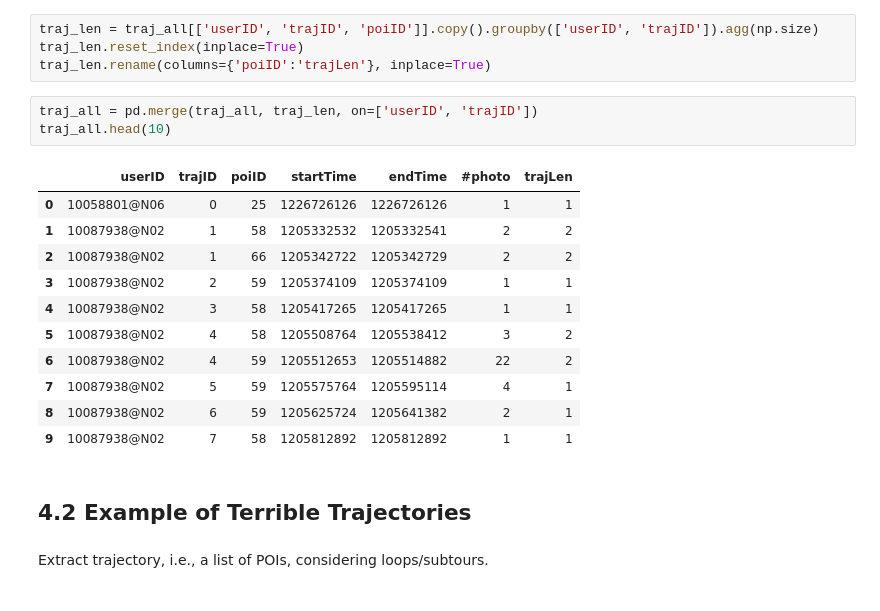
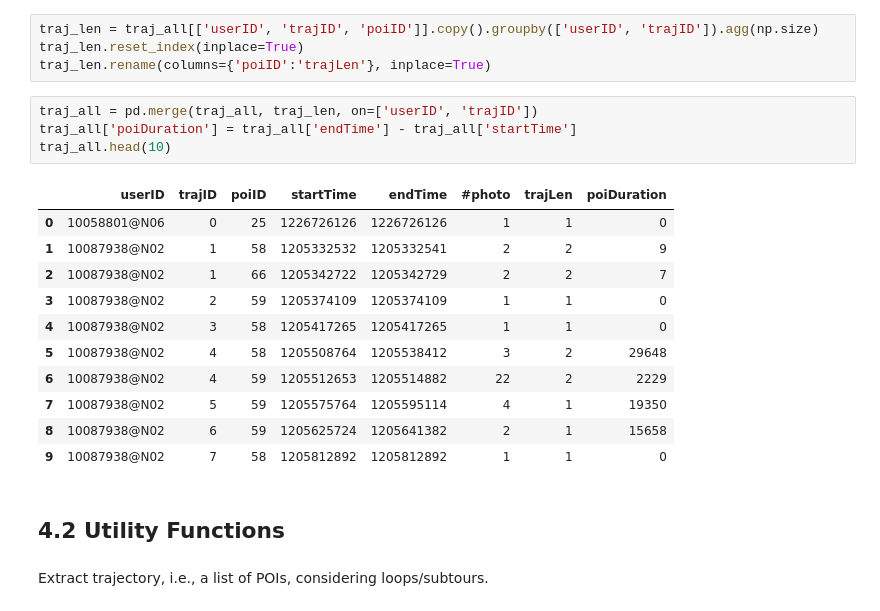
Before and after one commit to dongwookim-ml/flickr-photo, a Jupyter notebook: src/dataset_Melb.ipynb, the cells around one changed output. Saved outputs shown, nothing was run; the diff lists cells and outputs as text.

```diff
--- a/src/dataset_Melb.ipynb
+++ b/src/dataset_Melb.ipynb
@@ -201,21 +257,22 @@ traj_len.reset_index(inplace=True)
 traj_len.rename(columns={'poiID':'trajLen'}, inplace=True)
 # %%
 traj_all = pd.merge(traj_all, traj_len, on=['userID', 'trajID'])
+traj_all['poiDuration'] = traj_all['endTime'] - traj_all['startTime']
 traj_all.head(10)
 # %% [output]
-|  | userID | trajID | poiID | startTime | endTime | #photo | trajLen |
-| 0 | 10058801@N06 | 0 | 25 | 1226726126 | 1226726126 | 1 | 1 |
-| 1 | 10087938@N02 | 1 | 58 | 1205332532 | 1205332541 | 2 | 2 |
-| 2 | 10087938@N02 | 1 | 66 | 1205342722 | 1205342729 | 2 | 2 |
-| 3 | 10087938@N02 | 2 | 59 | 1205374109 | 1205374109 | 1 | 1 |
-| 4 | 10087938@N02 | 3 | 58 | 1205417265 | 1205417265 | 1 | 1 |
-| 5 | 10087938@N02 | 4 | 58 | 1205508764 | 1205538412 | 3 | 2 |
-| 6 | 10087938@N02 | 4 | 59 | 1205512653 | 1205514882 | 22 | 2 |
-| 7 | 10087938@N02 | 5 | 59 | 1205575764 | 1205595114 | 4 | 1 |
-| 8 | 10087938@N02 | 6 | 59 | 1205625724 | 1205641382 | 2 | 1 |
-| 9 | 10087938@N02 | 7 | 58 | 1205812892 | 1205812892 | 1 | 1 |
+|  | userID | trajID | poiID | startTime | endTime | #photo | trajLen | poiDuration |
+| 0 | 10058801@N06 | 0 | 25 | 1226726126 | 1226726126 | 1 | 1 | 0 |
+| 1 | 10087938@N02 | 1 | 58 | 1205332532 | 1205332541 | 2 | 2 | 9 |
+| 2 | 10087938@N02 | 1 | 66 | 1205342722 | 1205342729 | 2 | 2 | 7 |
+| 3 | 10087938@N02 | 2 | 59 | 1205374109 | 1205374109 | 1 | 1 | 0 |
+| 4 | 10087938@N02 | 3 | 58 | 1205417265 | 1205417265 | 1 | 1 | 0 |
+| 5 | 10087938@N02 | 4 | 58 | 1205508764 | 1205538412 | 3 | 2 | 29648 |
+| 6 | 10087938@N02 | 4 | 59 | 1205512653 | 1205514882 | 22 | 2 | 2229 |
+| 7 | 10087938@N02 | 5 | 59 | 1205575764 | 1205595114 | 4 | 1 | 19350 |
+| 8 | 10087938@N02 | 6 | 59 | 1205625724 | 1205641382 | 2 | 1 | 15658 |
+| 9 | 10087938@N02 | 7 | 58 | 1205812892 | 1205812892 | 1 | 1 | 0 |
 # %% [markdown]
-## 4.2 Example of Terrible Trajectories
+## 4.2 Utility Functions
 # %% [markdown]
 Extract trajectory, i.e., a list of POIs, considering loops/subtours.
 # %%
```
Also changed, not shown: parts of 94 cells of this notebook.
